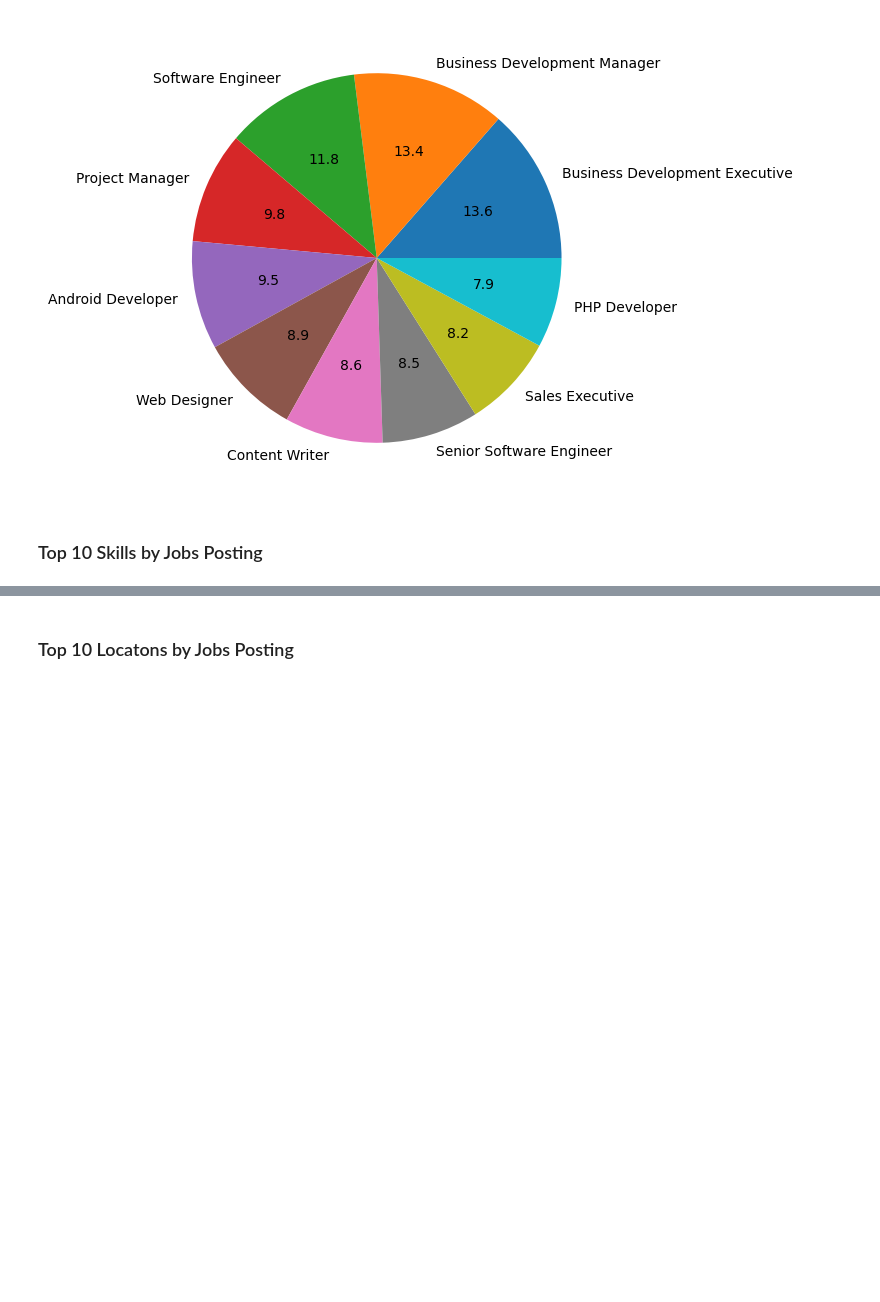
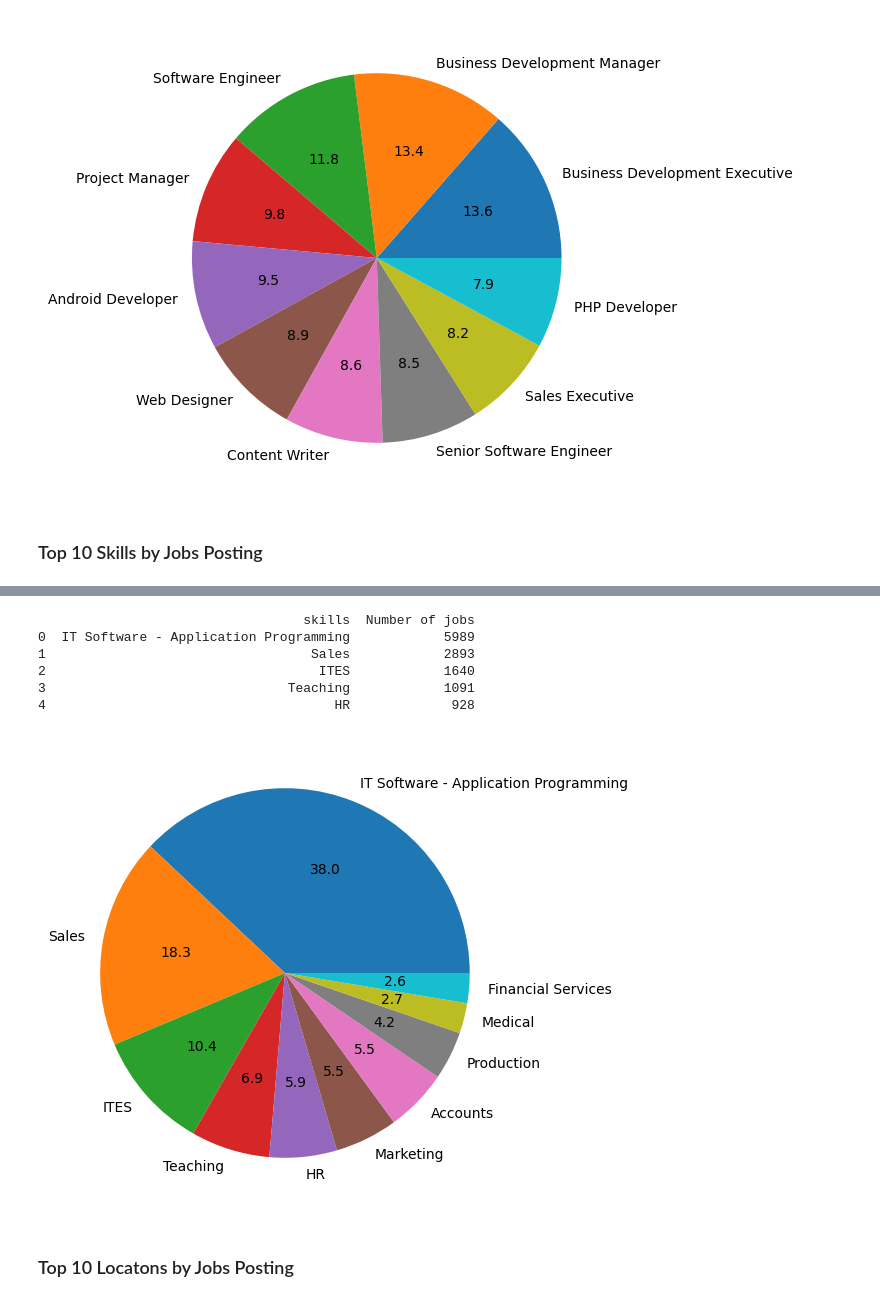
Before and after one commit to smitesht/JobPortalAnalysis, a Jupyter notebook: job-portal-dataanalytics.ipynb, the cells around one changed output, grey strips where cells are left out. Drawn from its saved outputs; the diff is of its cells as text; code cells hidden in the pictures; blank space fills up the shorter version.

```diff
--- a/job-portal-dataanalytics.ipynb
+++ b/job-portal-dataanalytics.ipynb
@@ -1000,4 +1011,14 @@ perform_analysis(new_df,'skills','skills','Number of jobs',1,"Top 10 Skills by J
 [figure]
+# %%
+perform_analysis(new_df,'skills','skills','Number of jobs',2,"Top 10 Skills by Jobs Posting",color="#ee5253")
+# %% [output]
+                                  skills  Number of jobs
+0  IT Software - Application Programming            5989
+1                                  Sales            2893
+2                                   ITES            1640
+3                               Teaching            1091
+4                                     HR             928
+[figure, added]
 # %% [markdown]
 ### Top 10 Locatons by Jobs Posting
 # %%
```
Also changed, not shown: parts of 7 cells of this notebook, 1 other file.
